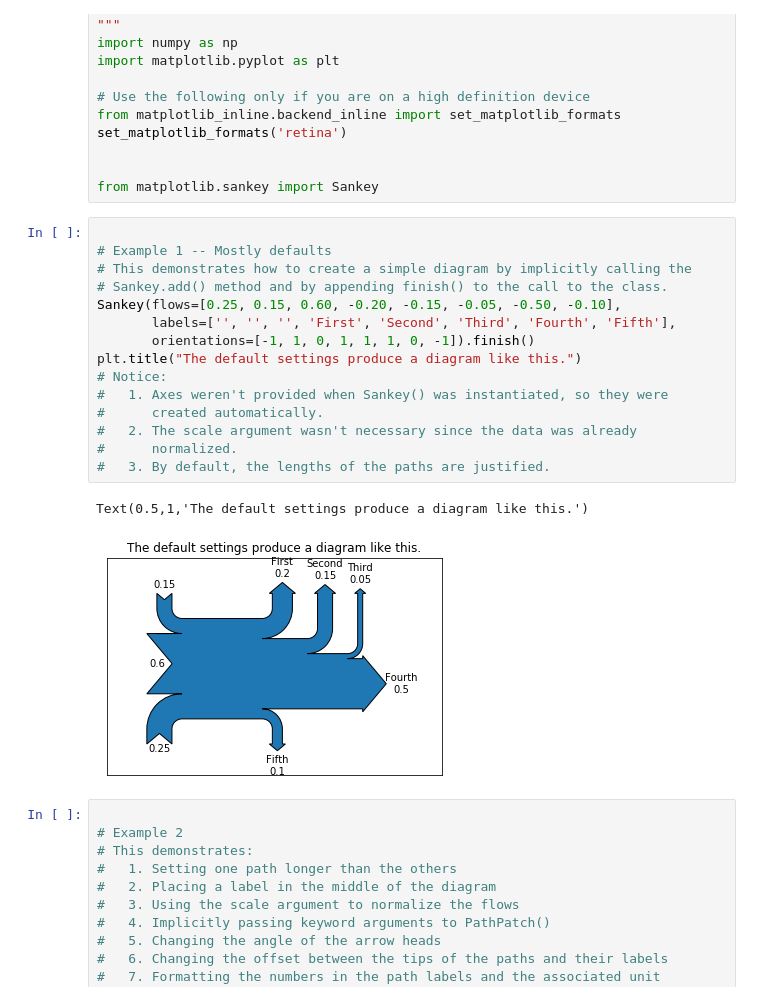
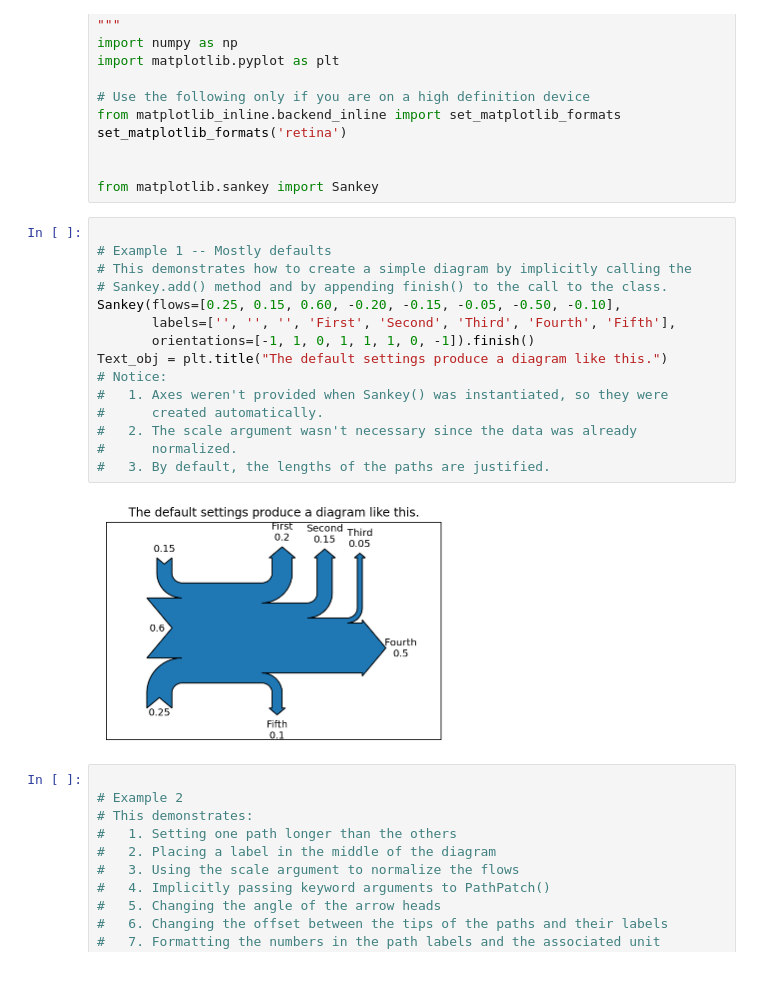
Before and after one commit to dbabbitt/notebooks, a Jupyter notebook: ipynb/Sankey Diagrams.ipynb, the cells around one changed output. Drawn from its saved outputs; the diff is of its cells as text.

```diff
--- a/ipynb/Sankey Diagrams.ipynb
+++ b/ipynb/Sankey Diagrams.ipynb
@@ -19,21 +19,20 @@ from matplotlib.sankey import Sankey
 # %%
 
 # Example 1 -- Mostly defaults
 # This demonstrates how to create a simple diagram by implicitly calling the
 # Sankey.add() method and by appending finish() to the call to the class.
 Sankey(flows=[0.25, 0.15, 0.60, -0.20, -0.15, -0.05, -0.50, -0.10],
        labels=['', '', '', 'First', 'Second', 'Third', 'Fourth', 'Fifth'],
        orientations=[-1, 1, 0, 1, 1, 1, 0, -1]).finish()
-plt.title("The default settings produce a diagram like this.")
+Text_obj = plt.title("The default settings produce a diagram like this.")
 # Notice:
 #   1. Axes weren't provided when Sankey() was instantiated, so they were
 #      created automatically.
 #   2. The scale argument wasn't necessary since the data was already
 #      normalized.
 #   3. By default, the lengths of the paths are justified.
 # %% [output]
-Text(0.5,1,'The default settings produce a diagram like this.')
-[figure, old version]
+[figure, new version]
 # %%
 
 # Example 2
```
Also changed, not shown: 18 other files.
